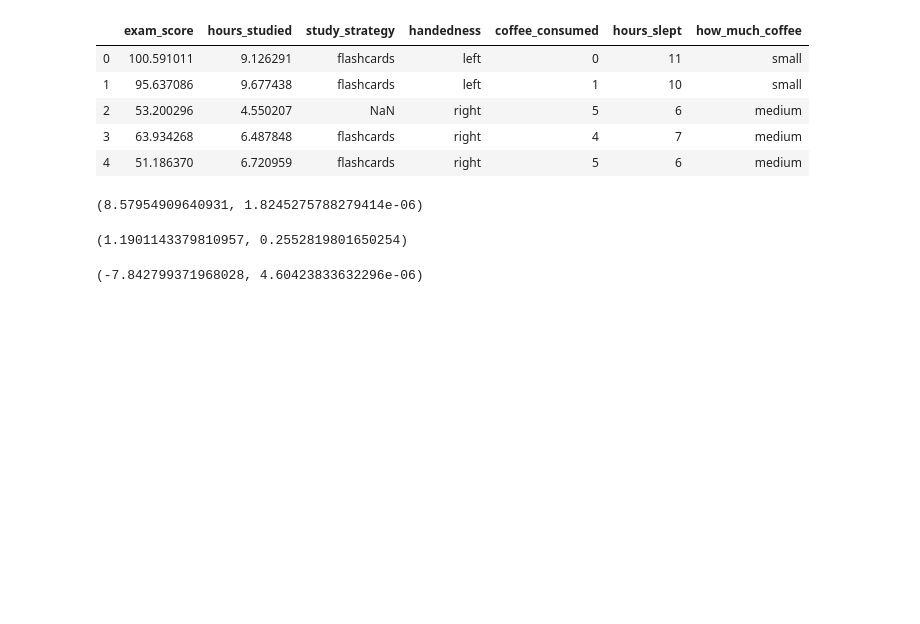
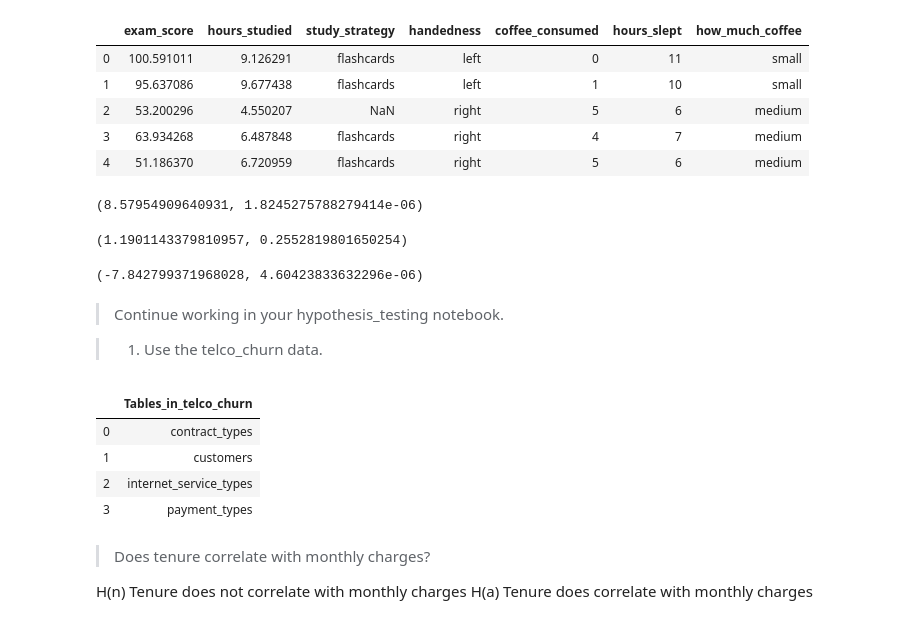
Before and after one commit to noahmelngailis/statistics-exercises, a Jupyter notebook: hypothesis_testing.ipynb, the cells around one changed output. Cells and saved outputs as stored; diff of their text form; code cells hidden in the pictures; blank space fills up the shorter version.

```diff
--- a/hypothesis_testing.ipynb
+++ b/hypothesis_testing.ipynb
@@ -251,3 +268,20 @@ t, p = stats.ttest_1samp(x, mu)
 t, p
 # %% [output]
 (-7.842799371968028, 4.60423833632296e-06)
+# %% [markdown]
+>Continue working in your hypothesis_testing notebook.
+
+>1. Use the telco_churn data.
+# %%
+from env import get_db
+
+get_db('telco_churn')
+url = 'mysql+pymysql://curie_941:2SlHJn3egAWyNsKw0NfXudek2bLp1vTh@157.230.209.171/telco_churn'
+# %%
+pd.read_sql('show tables', url)
+# %% [output]
+|  | Tables_in_telco_churn |
+| 0 | contract_types |
+| 1 | customers |
+| 2 | internet_service_types |
+| 3 | payment_types |
@@ -253,0 +291,5 @@ t, p
+# %% [markdown]
+>Does tenure correlate with monthly charges?
+
+H(n) Tenure does not correlate with monthly charges
+H(a) Tenure does correlate with monthly charges
```
Also changed, not shown: parts of 29 cells of this notebook, 3 other files.
